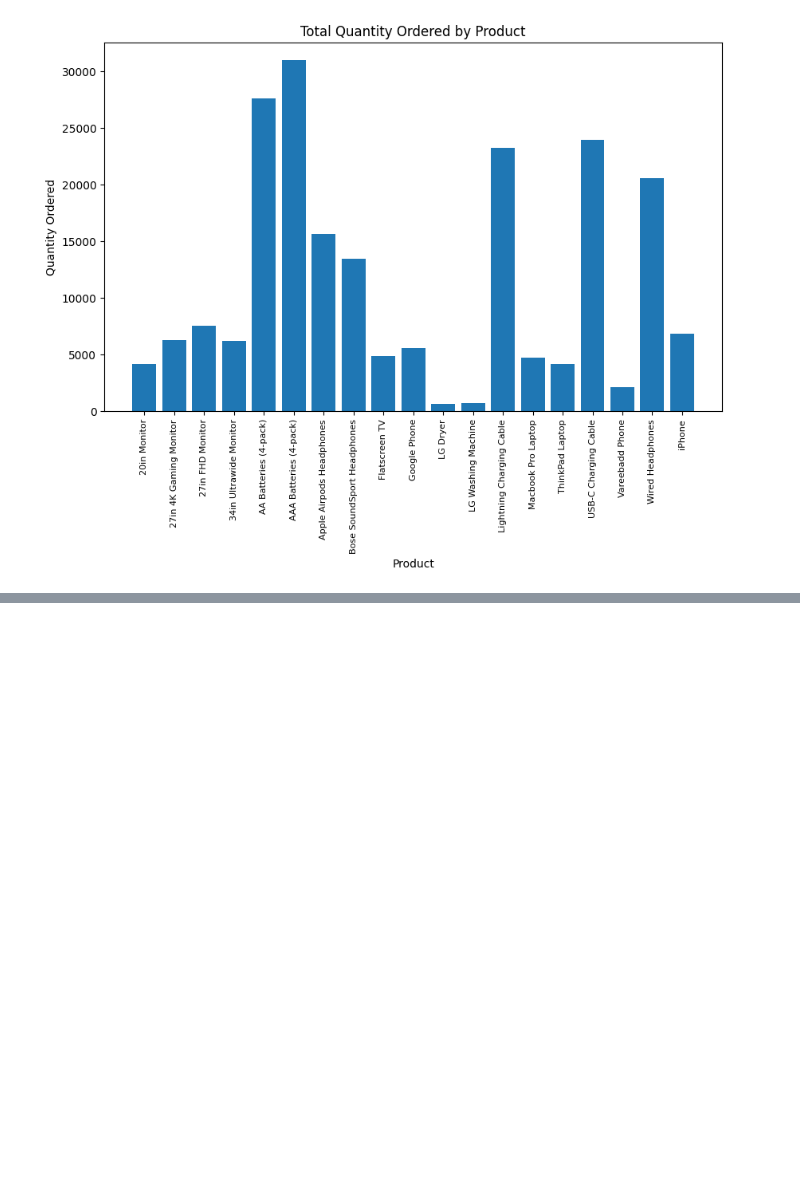
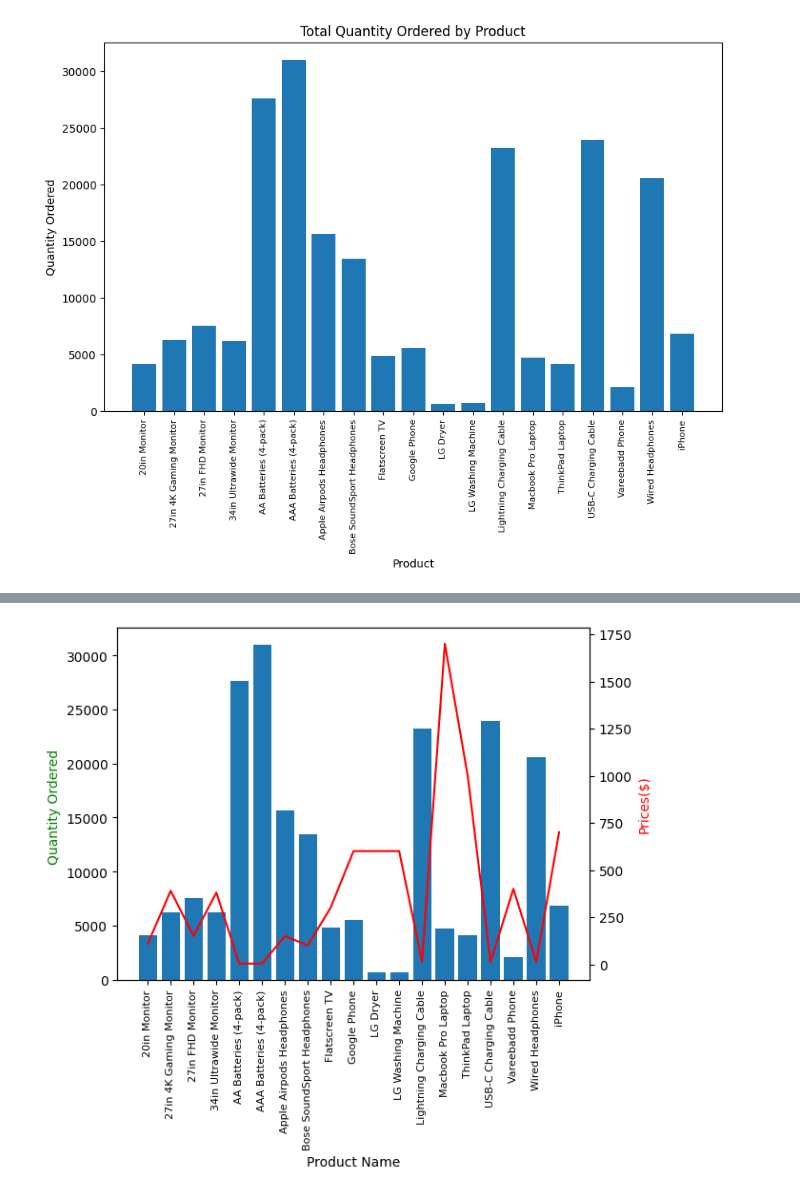
Before and after one commit to GravE45/Pandas_-DataScienece_Project, a Jupyter notebook: Sales_Analysis.ipynb, the cells around one changed output, grey strips where cells are left out. Drawn from its saved outputs; the diff is of its cells as text; code cells hidden in the pictures; blank space fills up the shorter version.

```diff
--- a/Sales_Analysis.ipynb
+++ b/Sales_Analysis.ipynb
@@ -371,3 +371,7 @@ plt.title('Total Quantity Ordered by Product')
 plt.show()  # Ensure this is called to display the plot
 # %% [output]
 [figure]
+# %%
+
+prices = all_data.groupby("Product")[['Price Each']].mean()
+print(prices)
@@ -373,0 +396,12 @@ plt.show()  # Ensure this is called to display the plot
+# %%
+fig, ax1 = plt.subplots()
+ax2=ax1.twinx()
+ax1.bar(products,quantity_ordered)
+ax2.plot(products,prices,"r-")
+ax1.set_xlabel('Product Name')
+ax1.set_ylabel('Quantity Ordered ', color ="g")
+ax2.set_ylabel ('Prices($)',color = 'r')
+ax1.set_xticklabels(products,rotation = 'vertical',size =8)
+plt.show()
+# %% [output]
+[figure, added]
```
Also changed, not shown: parts of 1 cell of this notebook.
